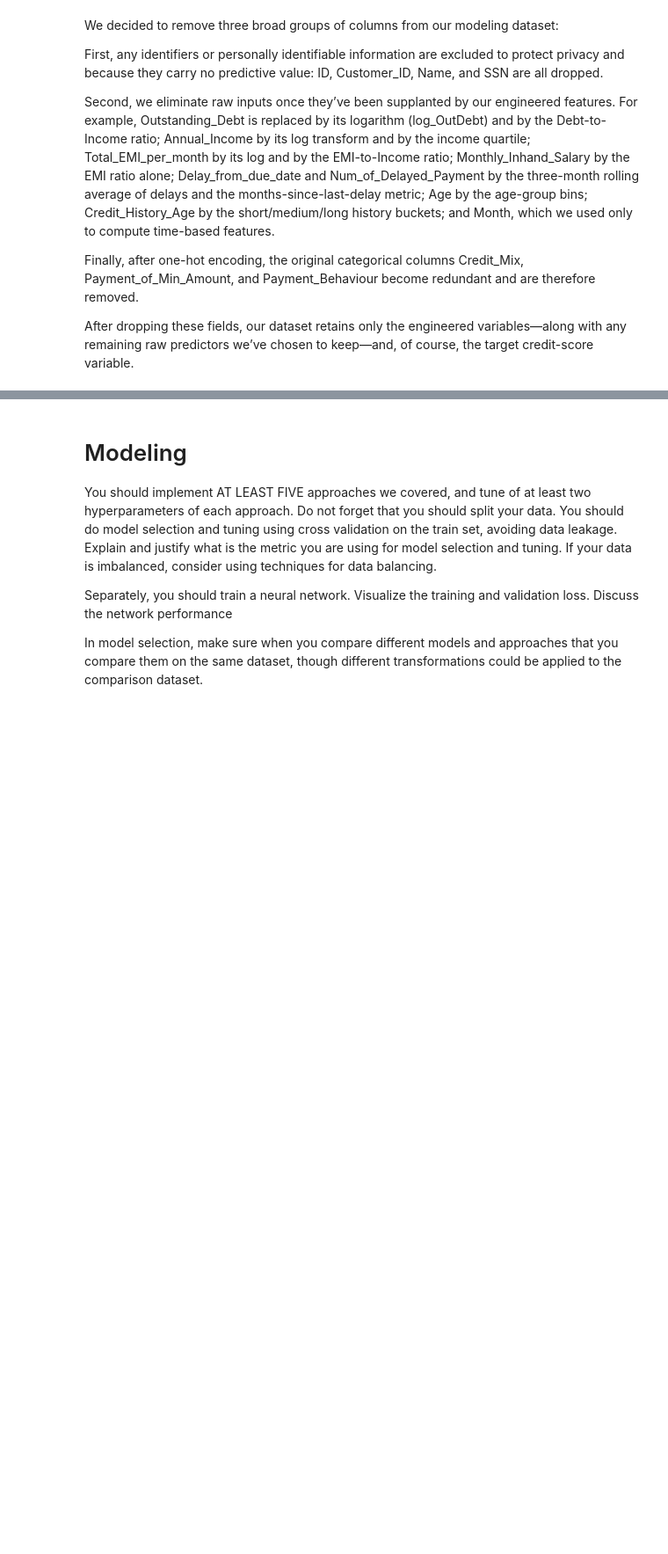
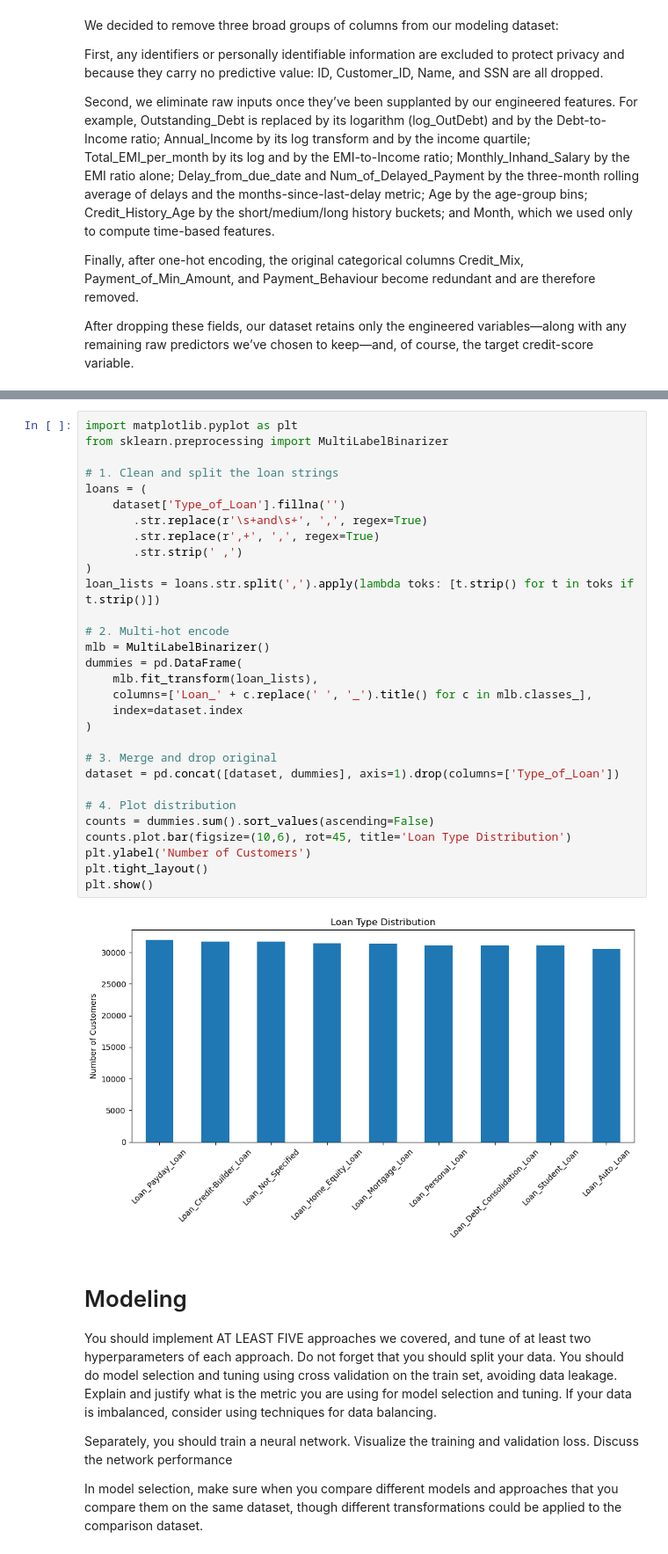
Before and after one commit to desousaluis00/group-project, a Jupyter notebook: official_version.ipynb, the cells around one changed output, grey strips where cells are left out. Shown at 88% size. Cells and saved outputs as stored; diff of their text form; blank space fills up the shorter version.

```diff
--- a/official_version.ipynb
+++ b/official_version.ipynb
@@ -1083,3 +1272,35 @@ After dropping these fields, our dataset retains only the engineered variables
+# %%
+import matplotlib.pyplot as plt
+from sklearn.preprocessing import MultiLabelBinarizer
+
+# 1. Clean and split the loan strings
+loans = (
+    dataset['Type_of_Loan'].fillna('')
+       .str.replace(r'\s+and\s+', ',', regex=True)
+       .str.replace(r',+', ',', regex=True)
+       .str.strip(' ,')
+)
+loan_lists = loans.str.split(',').apply(lambda toks: [t.strip() for t in toks if t.strip()])
+
+# 2. Multi-hot encode
+mlb = MultiLabelBinarizer()
+dummies = pd.DataFrame(
+    mlb.fit_transform(loan_lists),
+    columns=['Loan_' + c.replace(' ', '_').title() for c in mlb.classes_],
+    index=dataset.index
+)
+
+# 3. Merge and drop original
+dataset = pd.concat([dataset, dummies], axis=1).drop(columns=['Type_of_Loan'])
+
+# 4. Plot distribution
+counts = dummies.sum().sort_values(ascending=False)
+counts.plot.bar(figsize=(10,6), rot=45, title='Loan Type Distribution')
+plt.ylabel('Number of Customers')
+plt.tight_layout()
+plt.show()
+# %% [output]
+[figure, added]
 # %% [markdown]
 # Modeling
 You should implement AT LEAST FIVE approaches we covered, and tune of at least two hyperparameters of each approach.
```
Also changed, not shown: parts of 11 cells of this notebook.
